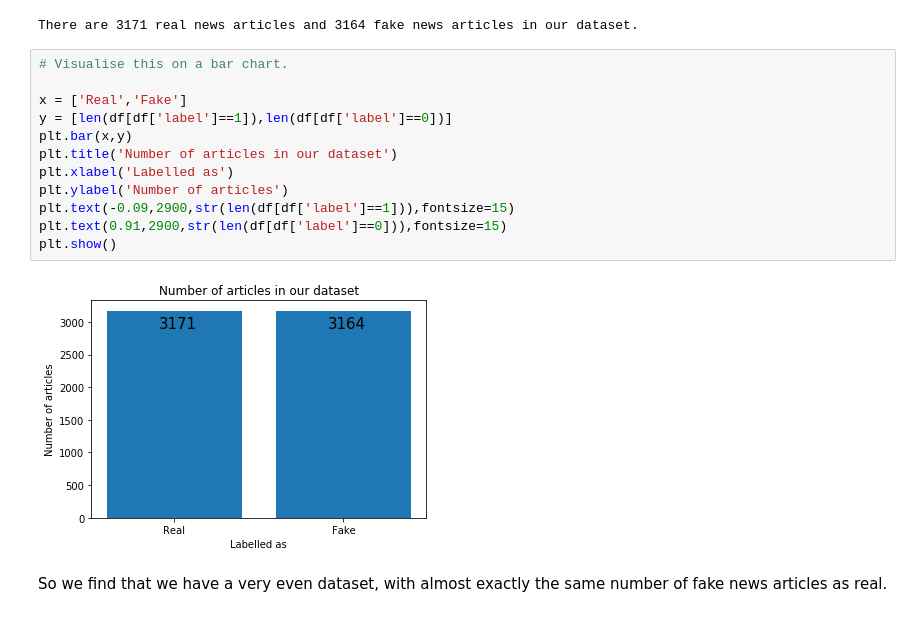
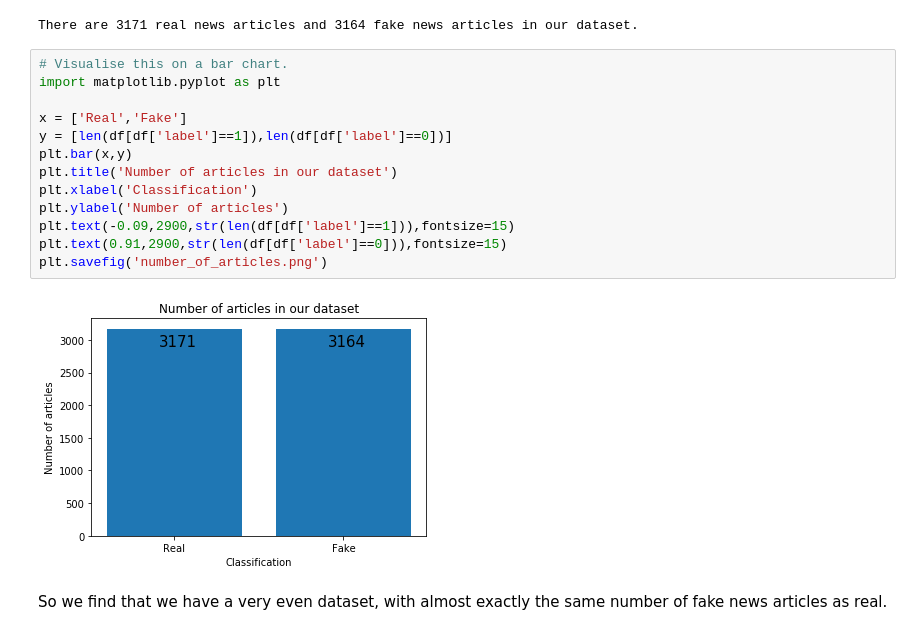
Before and after one commit to EMAT31530/ai-group-project-maths-team, a Jupyter notebook: Analysis of our chosen dataset.ipynb, the cells around one changed output. Cells and saved outputs as stored; diff of their text form.

Commit message:
Saving number_of_articles image

```diff
--- a/Analysis of our chosen dataset.ipynb
+++ b/Analysis of our chosen dataset.ipynb
@@ -62,18 +62,19 @@ print('There are ' + str(len(df[df['label']==1])) + ' real news articles and ' +
 There are 3171 real news articles and 3164 fake news articles in our dataset.
 # %%
 # Visualise this on a bar chart.
+import matplotlib.pyplot as plt
 
 x = ['Real','Fake']
 y = [len(df[df['label']==1]),len(df[df['label']==0])]
 plt.bar(x,y)
 plt.title('Number of articles in our dataset')
-plt.xlabel('Labelled as')
+plt.xlabel('Classification')
 plt.ylabel('Number of articles')
 plt.text(-0.09,2900,str(len(df[df['label']==1])),fontsize=15)
 plt.text(0.91,2900,str(len(df[df['label']==0])),fontsize=15)
-plt.show()
+plt.savefig('number_of_articles.png')
 # %% [output]
-[figure, old version]
+[figure, new version]
 # %% [markdown]
 So we find that we have a very even dataset, with almost exactly the same number of fake news articles as real.
 # %% [markdown]
```
Also changed, not shown: 1 other file.
